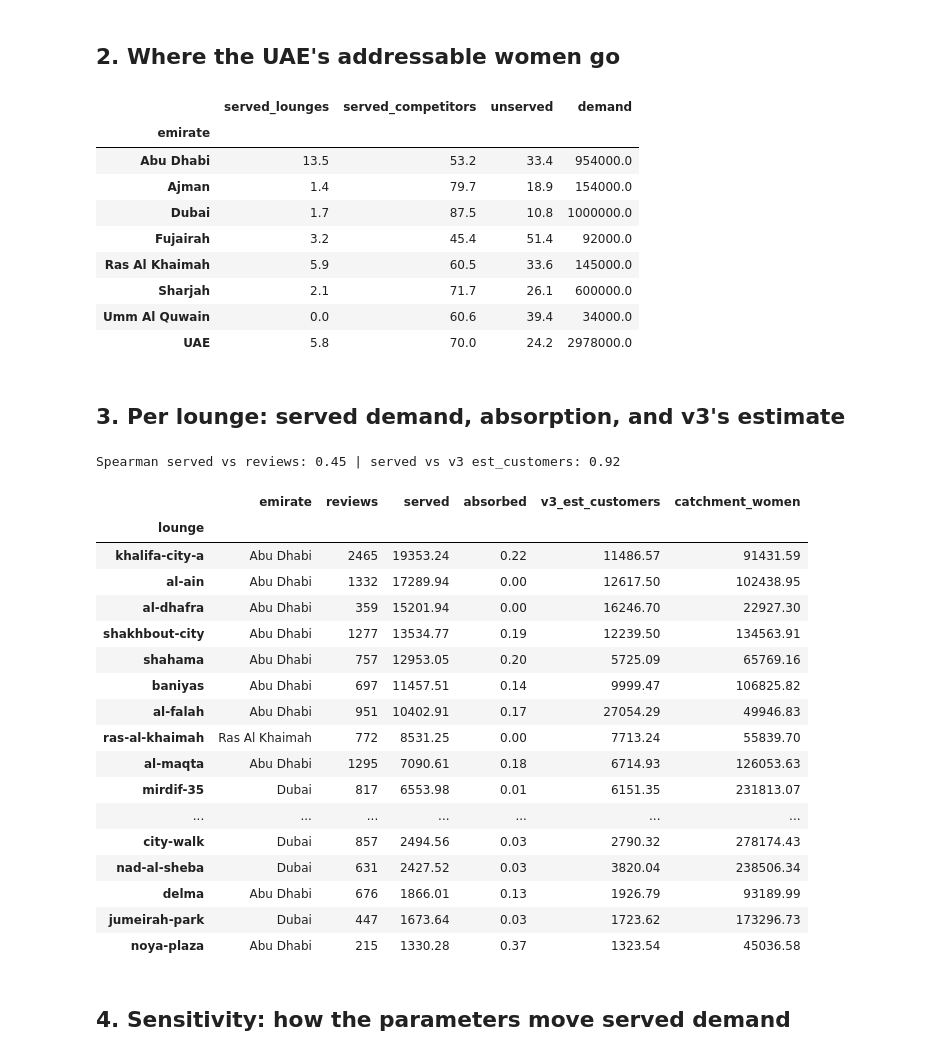
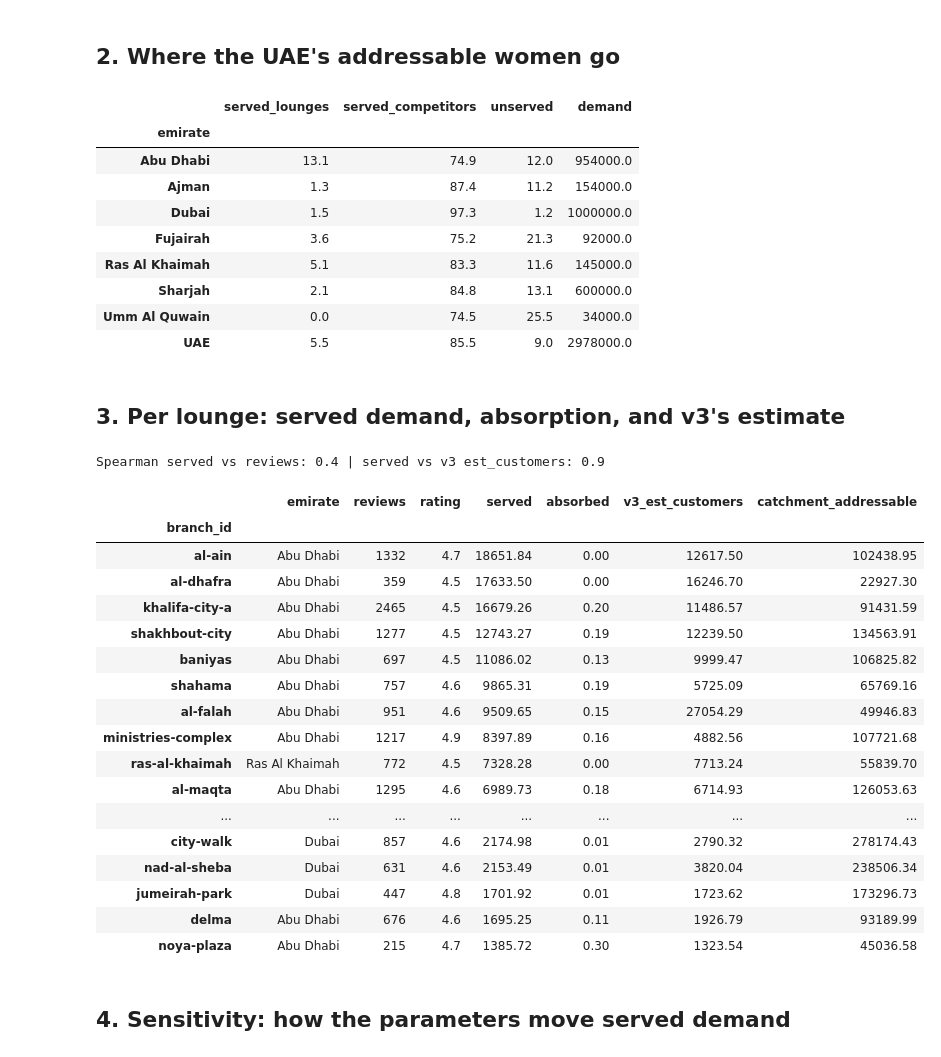
Before and after one commit to thenomadlad/2pz-ai-case-study, a Jupyter notebook: notebooks/served_demand.ipynb, the cells around one changed output. Drawn from its saved outputs; the diff is of its cells as text; code cells hidden in the pictures.

```diff
--- a/notebooks/served_demand.ipynb
+++ b/notebooks/served_demand.ipynb
@@ -13,15 +13,20 @@
 # %%
-import sys, pathlib
+import sys, pathlib, statistics
 sys.path.insert(0, str(pathlib.Path.cwd().parent))
 import numpy as np, pandas as pd
-pd.set_option("display.width", 160); pd.set_option("display.max_rows", 80)
+pd.set_option("display.width", 160); pd.set_option("display.max_rows", 120)
 from src.baseline import run
 from src.data_v3 import load_v3
 from src.config import REPO_ROOT, load_baseline_assumptions
 from src.model import served as S, scorecard, growth
+from src.features import lounges as L
 r = run(); v3 = load_v3(); a = load_baseline_assumptions(REPO_ROOT / "data/scenarios/baseline.yaml")
 old = pd.read_csv(REPO_ROOT / "data/scenarios/baseline_v3_labels.csv")
 old_action = dict(zip(old.id, old.action))
+F = pd.DataFrame([x.model_dump() for x in r.features]).set_index("branch_id")
+D = {d.branch_id: d for d in r.decisions}
+AR = pd.DataFrame([x.model_dump(exclude={"cell_ids"}) for x in r.areas]).set_index("area_id")
+AR["call"] = AR.index.map({d.area_id: d.action for d in r.area_decisions})
 # %% [markdown]
 ## 1. Parameters and reach
 # %%
@@ -36,8 +41,7 @@ straight-line band edges (km), fitted as the 75th pct of isochrone-reached pairs
 # %% [markdown]
 ## 2. Where the UAE's addressable women go
 # %%
-from src.features.lounges import _SERVED
-sv = next(iter(_SERVED.values()))
+sv = L._SERVED[(id(v3), r.levels.worker_share, r.levels.affluence, frozenset())]
 cells = sv["cells"].join(v3.cells[["emirate"]])
 t = cells.groupby("emirate")[["demand", "served_lounges", "served_competitors", "unserved"]].sum()
 t.loc["UAE"] = t.sum()
@@ -45,43 +49,43 @@ t.loc["UAE"] = t.sum()
 # %% [output]
 |  | served_lounges | served_competitors | unserved | demand |
 | emirate |  |  |  |  |
-| Abu Dhabi | 13.5 | 53.2 | 33.4 | 954000.0 |
-| Ajman | 1.4 | 79.7 | 18.9 | 154000.0 |
-| Dubai | 1.7 | 87.5 | 10.8 | 1000000.0 |
-| Fujairah | 3.2 | 45.4 | 51.4 | 92000.0 |
-| Ras Al Khaimah | 5.9 | 60.5 | 33.6 | 145000.0 |
-| Sharjah | 2.1 | 71.7 | 26.1 | 600000.0 |
-| Umm Al Quwain | 0.0 | 60.6 | 39.4 | 34000.0 |
-| UAE | 5.8 | 70.0 | 24.2 | 2978000.0 |
+| Abu Dhabi | 13.1 | 74.9 | 12.0 | 954000.0 |
+| Ajman | 1.3 | 87.4 | 11.2 | 154000.0 |
+| Dubai | 1.5 | 97.3 | 1.2 | 1000000.0 |
+| Fujairah | 3.6 | 75.2 | 21.3 | 92000.0 |
+| Ras Al Khaimah | 5.1 | 83.3 | 11.6 | 145000.0 |
+| Sharjah | 2.1 | 84.8 | 13.1 | 600000.0 |
+| Umm Al Quwain | 0.0 | 74.5 | 25.5 | 34000.0 |
+| UAE | 5.5 | 85.5 | 9.0 | 2978000.0 |
 # %% [markdown]
 ## 3. Per lounge: served demand, absorption, and v3's estimate
 # %%
-f = pd.DataFrame([dict(lounge=x.branch_id, emirate=x.emirate, reviews=x.review_count, served=x.served_women,
-                       absorbed=x.absorbed_share, v3_est_customers=x.est_customers, catchment_women=x.addressable_women)
-                  for x in r.features if not x.not_scored]).set_index("lounge")
+f = F[~F.not_scored].rename(columns={"review_count": "reviews", "served_women": "served", "absorbed_share": "absorbed",
+                                     "est_customers": "v3_est_customers", "addressable_women": "catchment_addressable"})
+f = f[["emirate", "reviews", "rating", "served", "absorbed", "v3_est_customers", "catchment_addressable"]]
 print("Spearman served vs reviews:", round(f.served.corr(f.reviews, method="spearman"), 2),
       "| served vs v3 est_customers:", round(f.served.corr(f.v3_est_customers, method="spearman"), 2))
 f.sort_values("served", ascending=False).round(2)
 # %% [output]
-Spearman served vs reviews: 0.45 | served vs v3 est_customers: 0.92
+Spearman served vs reviews: 0.4 | served vs v3 est_customers: 0.9
-|  | emirate | reviews | served | absorbed | v3_est_customers | catchment_women |
-| lounge |  |  |  |  |  |  |
-| khalifa-city-a | Abu Dhabi | 2465 | 19353.24 | 0.22 | 11486.57 | 91431.59 |
-| al-ain | Abu Dhabi | 1332 | 17289.94 | 0.00 | 12617.50 | 102438.95 |
-| al-dhafra | Abu Dhabi | 359 | 15201.94 | 0.00 | 16246.70 | 22927.30 |
-| shakhbout-city | Abu Dhabi | 1277 | 13534.77 | 0.19 | 12239.50 | 134563.91 |
-| shahama | Abu Dhabi | 757 | 12953.05 | 0.20 | 5725.09 | 65769.16 |
-| baniyas | Abu Dhabi | 697 | 11457.51 | 0.14 | 9999.47 | 106825.82 |
-| al-falah | Abu Dhabi | 951 | 10402.91 | 0.17 | 27054.29 | 49946.83 |
-| ras-al-khaimah | Ras Al Khaimah | 772 | 8531.25 | 0.00 | 7713.24 | 55839.70 |
-| al-maqta | Abu Dhabi | 1295 | 7090.61 | 0.18 | 6714.93 | 126053.63 |
-| mirdif-35 | Dubai | 817 | 6553.98 | 0.01 | 6151.35 | 231813.07 |
-| ... | ... | ... | ... | ... | ... | ... |
-| city-walk | Dubai | 857 | 2494.56 | 0.03 | 2790.32 | 278174.43 |
-| nad-al-sheba | Dubai | 631 | 2427.52 | 0.03 | 3820.04 | 238506.34 |
-| delma | Abu Dhabi | 676 | 1866.01 | 0.13 | 1926.79 | 93189.99 |
-| jumeirah-park | Dubai | 447 | 1673.64 | 0.03 | 1723.62 | 173296.73 |
-| noya-plaza | Abu Dhabi | 215 | 1330.28 | 0.37 | 1323.54 | 45036.58 |
+|  | emirate | reviews | rating | served | absorbed | v3_est_customers | catchment_addressable |
+| branch_id |  |  |  |  |  |  |  |
+| al-ain | Abu Dhabi | 1332 | 4.7 | 18651.84 | 0.00 | 12617.50 | 102438.95 |
+| al-dhafra | Abu Dhabi | 359 | 4.5 | 17633.50 | 0.00 | 16246.70 | 22927.30 |
+| khalifa-city-a | Abu Dhabi | 2465 | 4.5 | 16679.26 | 0.20 | 11486.57 | 91431.59 |
+| shakhbout-city | Abu Dhabi | 1277 | 4.5 | 12743.27 | 0.19 | 12239.50 | 134563.91 |
+| baniyas | Abu Dhabi | 697 | 4.5 | 11086.02 | 0.13 | 9999.47 | 106825.82 |
+| shahama | Abu Dhabi | 757 | 4.6 | 9865.31 | 0.19 | 5725.09 | 65769.16 |
+| al-falah | Abu Dhabi | 951 | 4.6 | 9509.65 | 0.15 | 27054.29 | 49946.83 |
+| ministries-complex | Abu Dhabi | 1217 | 4.9 | 8397.89 | 0.16 | 4882.56 | 107721.68 |
+| ras-al-khaimah | Ras Al Khaimah | 772 | 4.5 | 7328.28 | 0.00 | 7713.24 | 55839.70 |
+| al-maqta | Abu Dhabi | 1295 | 4.6 | 6989.73 | 0.18 | 6714.93 | 126053.63 |
+| ... | ... | ... | ... | ... | ... | ... | ... |
+| city-walk | Dubai | 857 | 4.6 | 2174.98 | 0.01 | 2790.32 | 278174.43 |
+| nad-al-sheba | Dubai | 631 | 4.6 | 2153.49 | 0.01 | 3820.04 | 238506.34 |
+| jumeirah-park | Dubai | 447 | 4.8 | 1701.92 | 0.01 | 1723.62 | 173296.73 |
+| delma | Abu Dhabi | 676 | 4.6 | 1695.25 | 0.11 | 1926.79 | 93189.99 |
+| noya-plaza | Abu Dhabi | 215 | 4.7 | 1385.72 | 0.30 | 1323.54 | 45036.58 |
 # %% [markdown]
 ## 4. Sensitivity: how the parameters move served demand
 # %%
```
Also changed, not shown: parts of 12 cells of this notebook, 3 other files.
